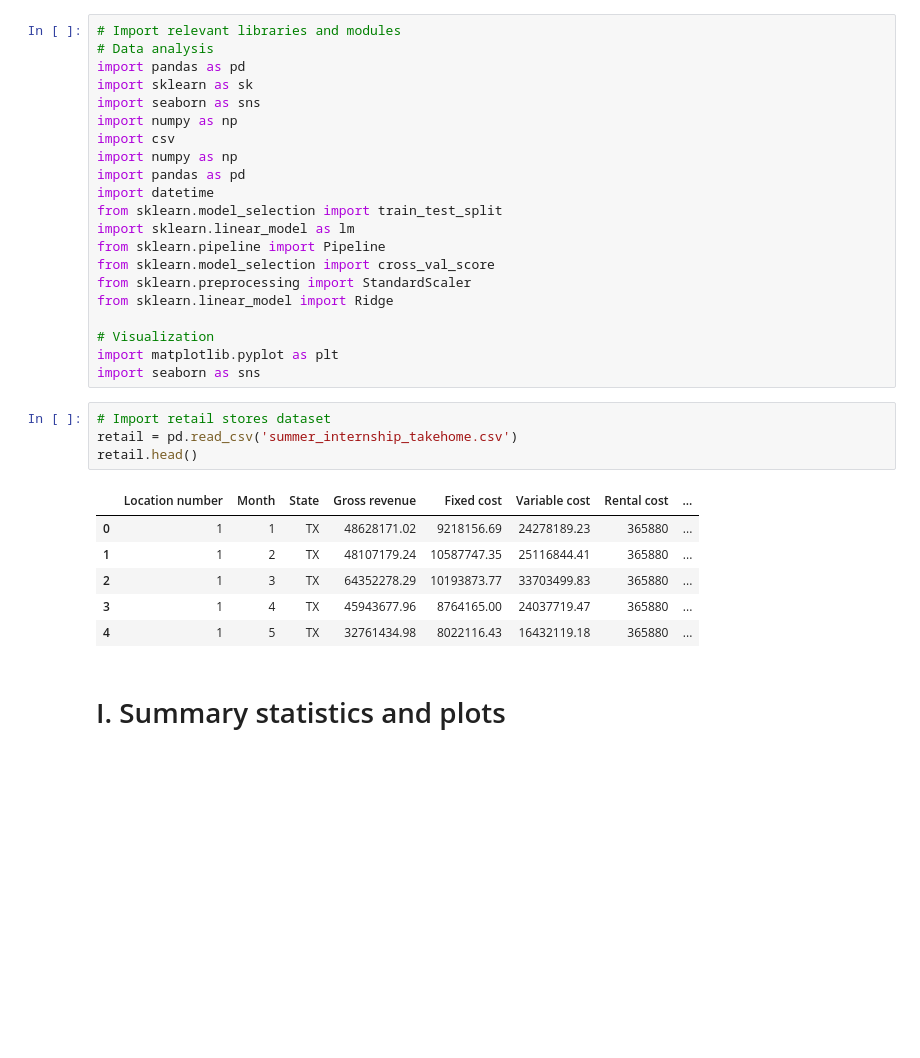
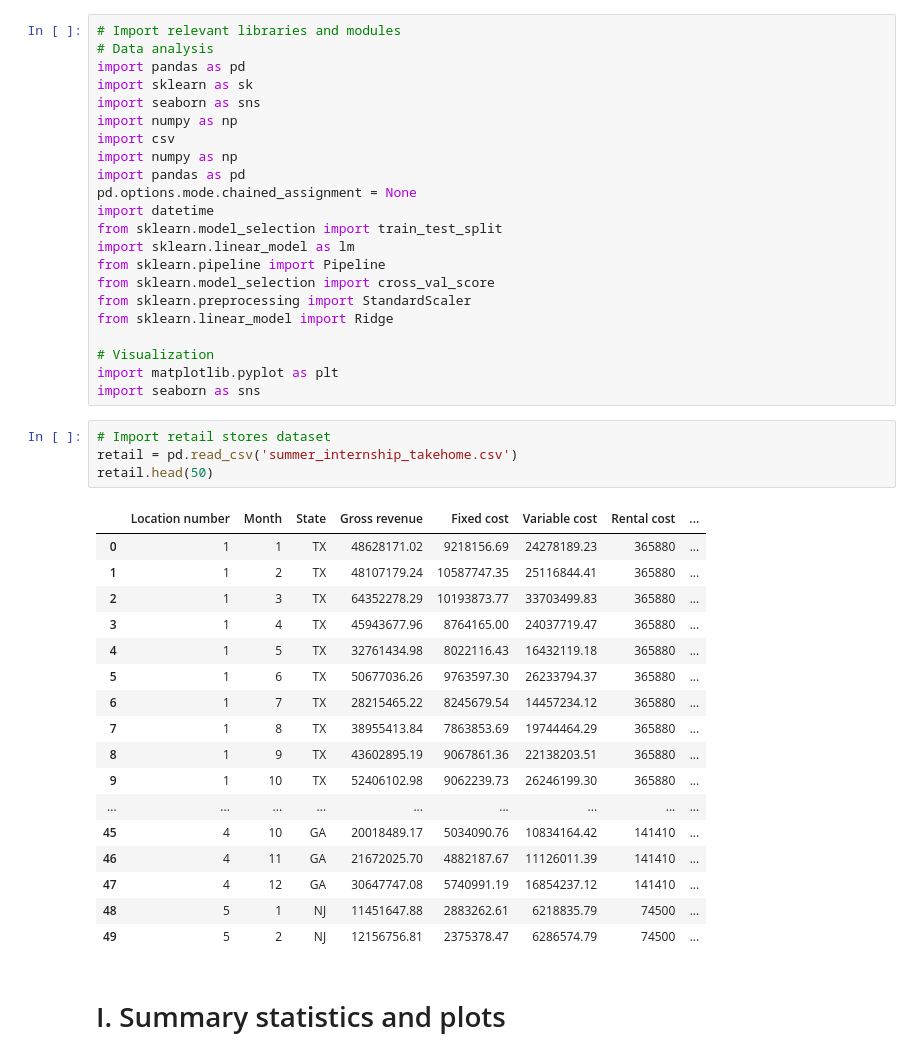
Before and after one commit to saahilshangle/ds-retail-analysis, a Jupyter notebook: Performance Analysis.ipynb, the cells around one changed output. Cells and saved outputs as stored; diff of their text form; blank space fills up the shorter version.

```diff
--- a/Performance Analysis.ipynb
+++ b/Performance Analysis.ipynb
@@ -8,6 +8,7 @@ import numpy as np
 import csv
 import numpy as np
 import pandas as pd
+pd.options.mode.chained_assignment = None
 import datetime
 from sklearn.model_selection import train_test_split
 import sklearn.linear_model as lm
@@ -22,14 +23,25 @@ import seaborn as sns
 # %%
 # Import retail stores dataset
 retail = pd.read_csv('summer_internship_takehome.csv')
-retail.head()
+retail.head(50)
 # %% [output]
 |  | Location number | Month | State | Gross revenue | Fixed cost | Variable cost | Rental cost | ... |
 | 0 | 1 | 1 | TX | 48628171.02 | 9218156.69 | 24278189.23 | 365880 | ... |
 | 1 | 1 | 2 | TX | 48107179.24 | 10587747.35 | 25116844.41 | 365880 | ... |
 | 2 | 1 | 3 | TX | 64352278.29 | 10193873.77 | 33703499.83 | 365880 | ... |
 | 3 | 1 | 4 | TX | 45943677.96 | 8764165.00 | 24037719.47 | 365880 | ... |
 | 4 | 1 | 5 | TX | 32761434.98 | 8022116.43 | 16432119.18 | 365880 | ... |
+| 5 | 1 | 6 | TX | 50677036.26 | 9763597.30 | 26233794.37 | 365880 | ... |
+| 6 | 1 | 7 | TX | 28215465.22 | 8245679.54 | 14457234.12 | 365880 | ... |
+| 7 | 1 | 8 | TX | 38955413.84 | 7863853.69 | 19744464.29 | 365880 | ... |
+| 8 | 1 | 9 | TX | 43602895.19 | 9067861.36 | 22138203.51 | 365880 | ... |
+| 9 | 1 | 10 | TX | 52406102.98 | 9062239.73 | 26246199.30 | 365880 | ... |
+| ... | ... | ... | ... | ... | ... | ... | ... | ... |
+| 45 | 4 | 10 | GA | 20018489.17 | 5034090.76 | 10834164.42 | 141410 | ... |
+| 46 | 4 | 11 | GA | 21672025.70 | 4882187.67 | 11126011.39 | 141410 | ... |
+| 47 | 4 | 12 | GA | 30647747.08 | 5740991.19 | 16854237.12 | 141410 | ... |
+| 48 | 5 | 1 | NJ | 11451647.88 | 2883262.61 | 6218835.79 | 74500 | ... |
+| 49 | 5 | 2 | NJ | 12156756.81 | 2375378.47 | 6286574.79 | 74500 | ... |
 # %% [markdown]
 # I. Summary statistics and plots
 # %%
```
Also changed, not shown: parts of 3 cells of this notebook.
